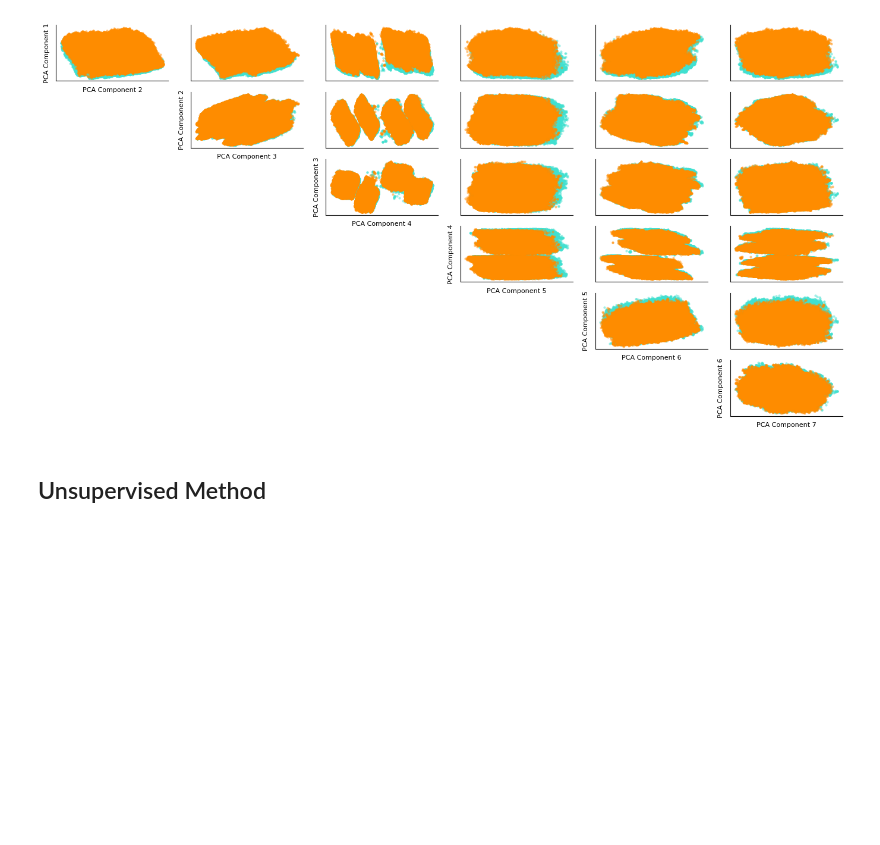
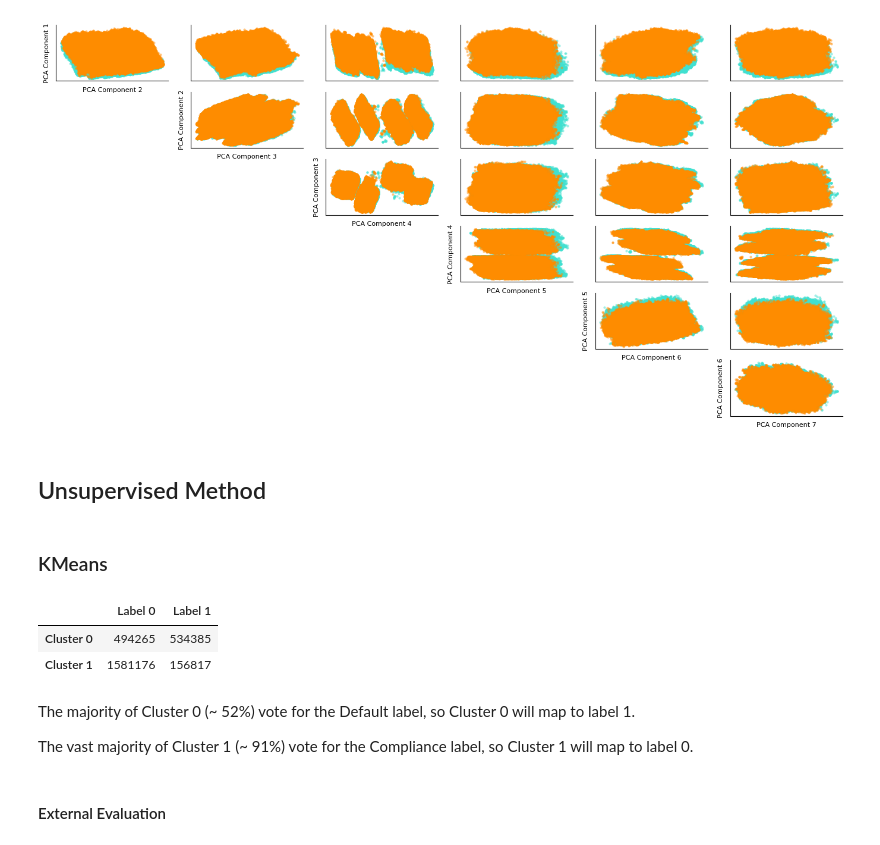
Before and after one commit to ehhdang/AMEX-Default-Prediction, a Jupyter notebook: amex_book.ipynb, the cells around one changed output. Saved outputs shown, nothing was run; the diff lists cells and outputs as text; code cells hidden in the pictures; blank space fills up the shorter version.

```diff
--- a/amex_book.ipynb
+++ b/amex_book.ipynb
@@ -232,3 +314,5 @@ plt.show()
 [figure]
 # %% [markdown]
 ## Unsupervised Method
+# %% [markdown]
+### KMeans
@@ -242,0 +327,22 @@ kmeans = KMeans(n_clusters=2).fit(data)
+# %%
+kmeans_labels = kmeans.labels_
+trainning_labels = pd.read_parquet('dataset/normalized/train_labels.parquet')["target"].values
+
+# determine which cluster predict which labels
+n00 = np.sum(np.logical_and(kmeans_labels==0, trainning_labels==0))
+n01 = np.sum(np.logical_and(kmeans_labels==0, trainning_labels==1))
+n10 = np.sum(np.logical_and(kmeans_labels==1, trainning_labels==0))
+n11 = np.sum(np.logical_and(kmeans_labels==1, trainning_labels==1))
+
+table = pd.DataFrame(data=np.array([[n00, n01], [n10, n11]]), columns=["Label 0", "Label 1"], index=["Cluster 0", "Cluster 1"])
+table
+# %% [output]
+|  | Label 0 | Label 1 |
+| Cluster 0 | 494265 | 534385 |
+| Cluster 1 | 1581176 | 156817 |
+# %% [markdown]
+The majority of Cluster 0 (~ 52%) vote for the Default label, so Cluster 0 will map to label 1.
+
+The vast majority of Cluster 1 (~ 91%) vote for the Compliance label, so Cluster 1 will map to label 0.
+# %% [markdown]
+#### External Evaluation
```
Also changed, not shown: parts of 41 cells of this notebook, 1 other file.
